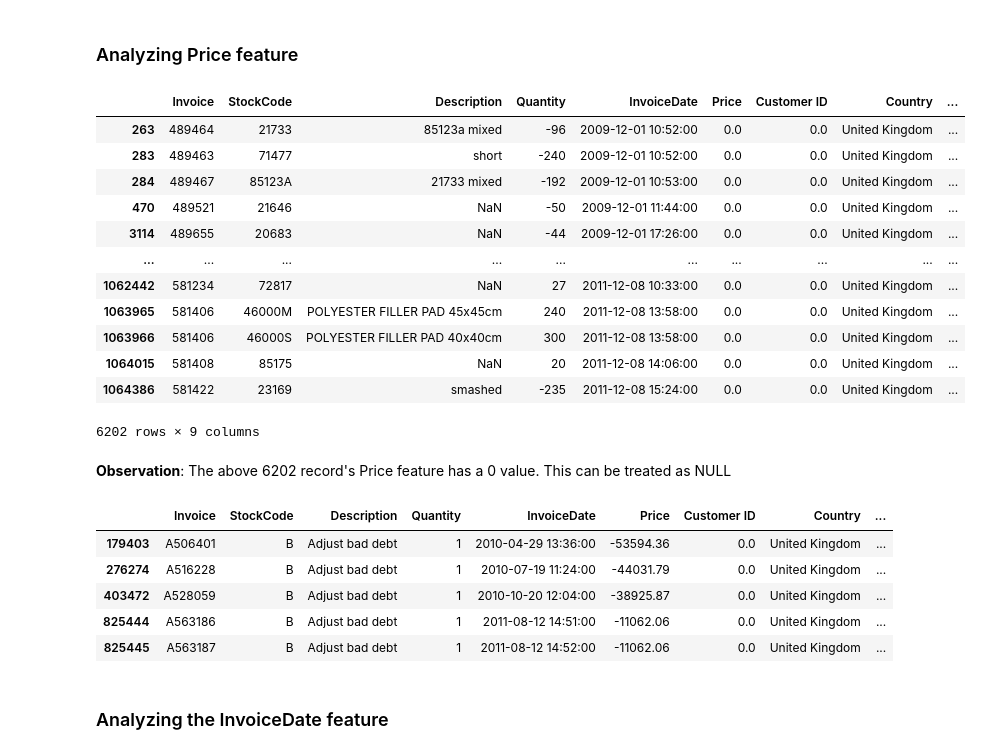
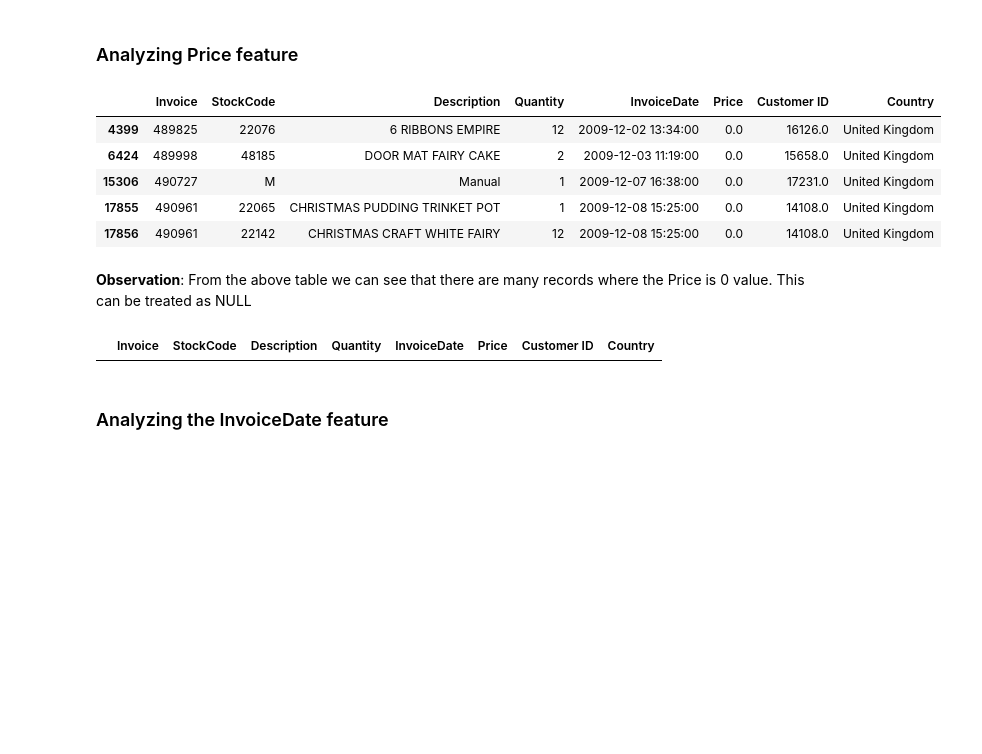
Before and after one commit to ParisRohan/AES-128-bit-Key-size-, a Jupyter notebook: rp-customer-segmentation.ipynb, the cells around one changed output. Drawn from its saved outputs; the diff is of its cells as text; code cells hidden in the pictures; blank space fills up the shorter version.

```diff
--- a/rp-customer-segmentation.ipynb
+++ b/rp-customer-segmentation.ipynb
@@ -157,12 +130,0 @@ df_data.drop(index_name, inplace=True)
-# %%
-#Create a feature named as Internal_Market which will contain Yes value if the customer is from UK, else it will have no value
-df_data['Internal_Market']=df_data['Country'].apply(lambda x: 'Yes' if x=='United Kingdom' else 'No')
-
-#Store the country name
-market =df_data.Internal_Market.value_counts().index
-
-#Store the count value
-market_count=df_data.Internal_Market.value_counts().values
-
-#Plot a pie chart showing the countries that use Zomato
-plt.pie(market_count, labels=market, autopct='%1.1f%%', shadow=True, radius=1.5)
@@ -191,3 +156,6 @@ Countries from which least number of customers visit are: Index(['Brazil', 'Thai
+# %%
+#keep only UK customer data
+df_data = df_data.query("Country== 'United Kingdom'").reset_index(drop=True)
 # %% [markdown]
 ### Analyzing Customer ID feature
 # %%
@@ -213,35 +166,23 @@ Name: Customer ID, dtype: int64
-# %%
-#We will handle the missing values in Customer ID feature by replacing them with value 0
-df_data['Customer ID'] = df_data['Customer ID'].fillna(0)
+# %%
+#Ignore the transactions where there is no Customer ID
+df_data = df_data[df_data['Customer ID'].notna()==True]
 # %% [markdown]
 ### Analyzing Price feature
 # %%
 #As per our understanding, the Price feature does not contain any NULL values
 #Check if there is any record with Price = 0
-df_data[df_data['Price']==0]
+df_data[df_data['Price']==0].head()
 # %% [output]
-|  | Invoice | StockCode | Description | Quantity | InvoiceDate | Price | Customer ID | Country | ... |
-| 263 | 489464 | 21733 | 85123a mixed | -96 | 2009-12-01 10:52:00 | 0.0 | 0.0 | United Kingdom | ... |
-| 283 | 489463 | 71477 | short | -240 | 2009-12-01 10:52:00 | 0.0 | 0.0 | United Kingdom | ... |
-| 284 | 489467 | 85123A | 21733 mixed | -192 | 2009-12-01 10:53:00 | 0.0 | 0.0 | United Kingdom | ... |
-| 470 | 489521 | 21646 | NaN | -50 | 2009-12-01 11:44:00 | 0.0 | 0.0 | United Kingdom | ... |
-| 3114 | 489655 | 20683 | NaN | -44 | 2009-12-01 17:26:00 | 0.0 | 0.0 | United Kingdom | ... |
-| ... | ... | ... | ... | ... | ... | ... | ... | ... | ... |
-| 1062442 | 581234 | 72817 | NaN | 27 | 2011-12-08 10:33:00 | 0.0 | 0.0 | United Kingdom | ... |
-| 1063965 | 581406 | 46000M | POLYESTER FILLER PAD 45x45cm | 240 | 2011-12-08 13:58:00 | 0.0 | 0.0 | United Kingdom | ... |
-| 1063966 | 581406 | 46000S | POLYESTER FILLER PAD 40x40cm | 300 | 2011-12-08 13:58:00 | 0.0 | 0.0 | United Kingdom | ... |
-| 1064015 | 581408 | 85175 | NaN | 20 | 2011-12-08 14:06:00 | 0.0 | 0.0 | United Kingdom | ... |
-| 1064386 | 581422 | 23169 | smashed | -235 | 2011-12-08 15:24:00 | 0.0 | 0.0 | United Kingdom | ... |
+|  | Invoice | StockCode | Description | Quantity | InvoiceDate | Price | Customer ID | Country |
+| 4399 | 489825 | 22076 | 6 RIBBONS EMPIRE | 12 | 2009-12-02 13:34:00 | 0.0 | 16126.0 | United Kingdom |
+| 6424 | 489998 | 48185 | DOOR MAT FAIRY CAKE | 2 | 2009-12-03 11:19:00 | 0.0 | 15658.0 | United Kingdom |
+| 15306 | 490727 | M | Manual | 1 | 2009-12-07 16:38:00 | 0.0 | 17231.0 | United Kingdom |
+| 17855 | 490961 | 22065 | CHRISTMAS PUDDING TRINKET POT | 1 | 2009-12-08 15:25:00 | 0.0 | 14108.0 | United Kingdom |
+| 17856 | 490961 | 22142 | CHRISTMAS CRAFT WHITE FAIRY | 12 | 2009-12-08 15:25:00 | 0.0 | 14108.0 | United Kingdom |
-6202 rows × 9 columns
 # %% [markdown]
-**Observation**: The above 6202 record's Price feature has a 0 value. This can be treated as NULL
+**Observation**: From the above table we can see that there are many records where the Price is 0 value. This can be treated as NULL
 # %%
 #Check if there are any negative values in Price
 df_data[df_data['Price']<0]
 # %% [output]
-|  | Invoice | StockCode | Description | Quantity | InvoiceDate | Price | Customer ID | Country | ... |
-| 179403 | A506401 | B | Adjust bad debt | 1 | 2010-04-29 13:36:00 | -53594.36 | 0.0 | United Kingdom | ... |
-| 276274 | A516228 | B | Adjust bad debt | 1 | 2010-07-19 11:24:00 | -44031.79 | 0.0 | United Kingdom | ... |
-| 403472 | A528059 | B | Adjust bad debt | 1 | 2010-10-20 12:04:00 | -38925.87 | 0.0 | United Kingdom | ... |
-| 825444 | A563186 | B | Adjust bad debt | 1 | 2011-08-12 14:51:00 | -11062.06 | 0.0 | United Kingdom | ... |
-| 825445 | A563187 | B | Adjust bad debt | 1 | 2011-08-12 14:52:00 | -11062.06 | 0.0 | United Kingdom | ... |
+|  | Invoice | StockCode | Description | Quantity | InvoiceDate | Price | Customer ID | Country |
```
Also changed, not shown: parts of 46 cells of this notebook.
